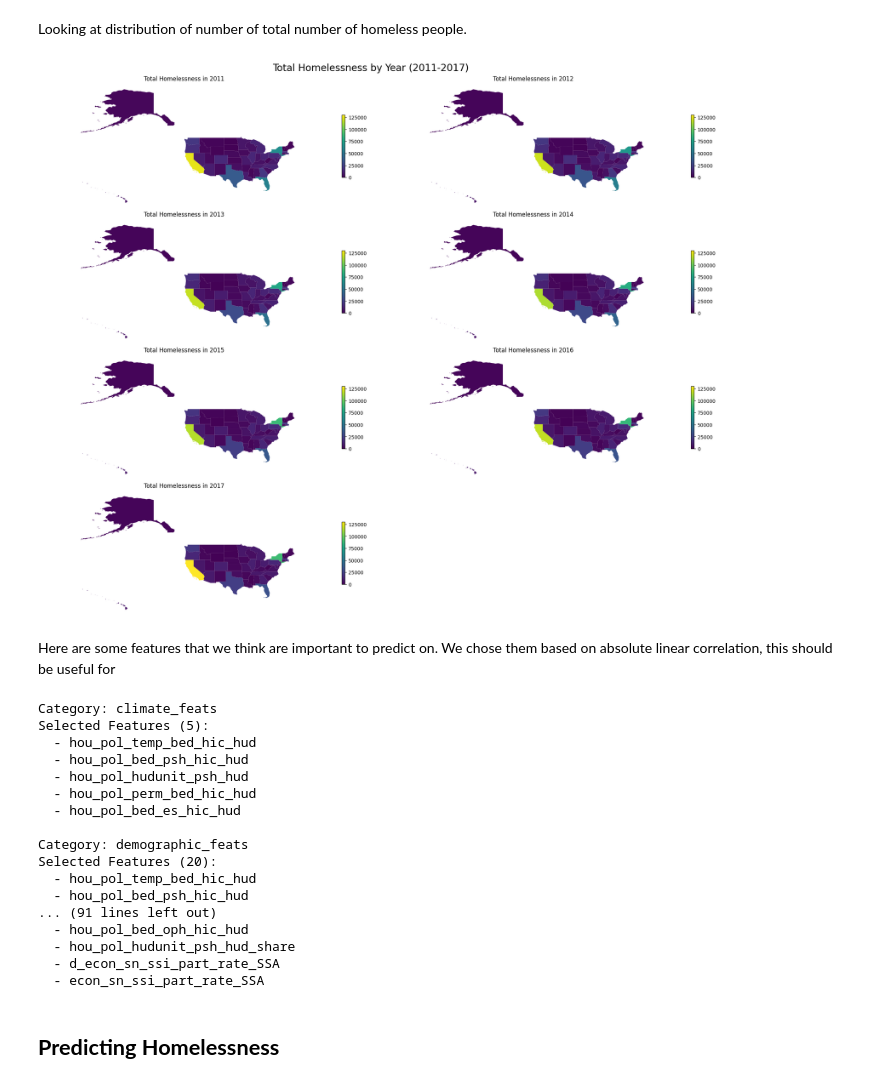
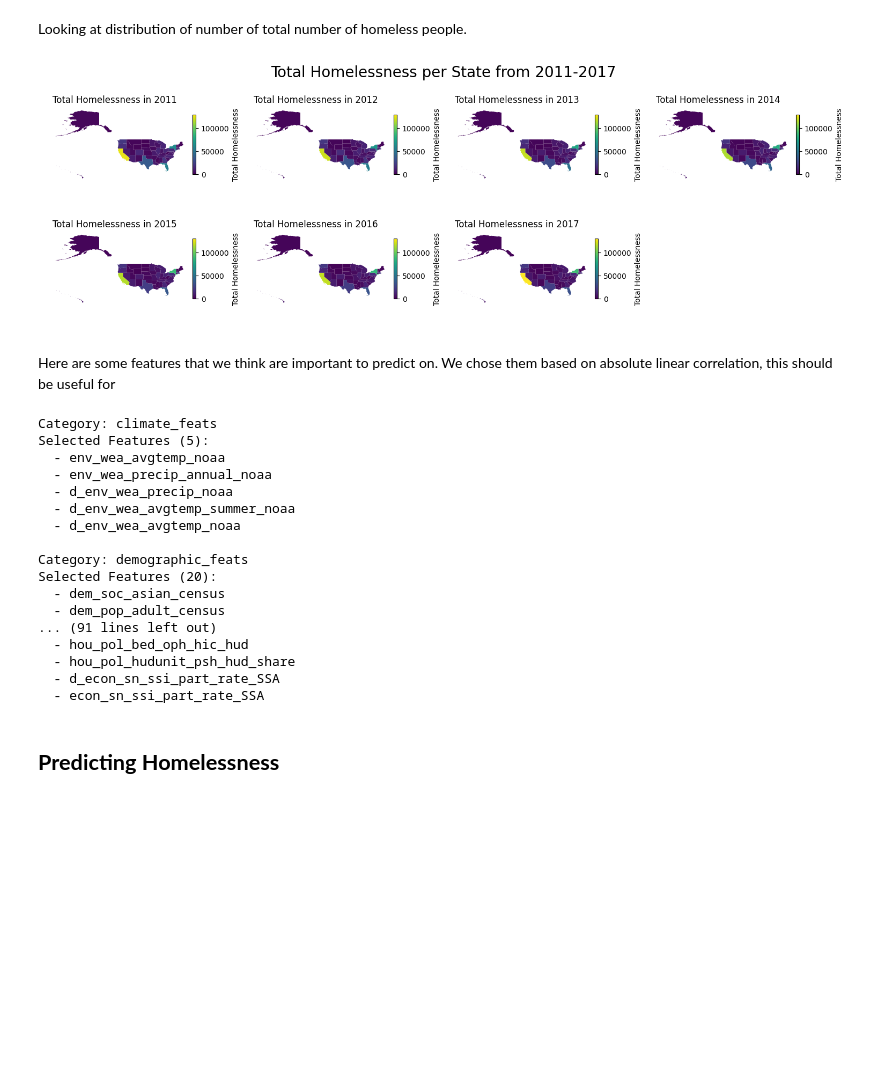
Before and after one commit to manpazito/PredictingHomelessness, a Jupyter notebook: Homelessness.ipynb, the cells around one changed output. Drawn from its saved outputs; the diff is of its cells as text; code cells hidden in the pictures; blank space fills up the shorter version.

```diff
--- a/Homelessness.ipynb
+++ b/Homelessness.ipynb
@@ -114,46 +115,55 @@ total_homeless_by_year_area = data.pivot_table(
     values='pit_tot_hless_pit_hud',
     aggfunc='sum')
 
 total_homeless_by_year_area = total_homeless_by_year_area.sort_index()
 states_map = gpd.read_file('data/tl_2024_us_state.shp')
 
 total_homeless_by_year_area_df = total_homeless_by_year_area.reset_index()
 merged = states_map.merge(total_homeless_by_year_area_df, left_on="STUSPS", right_on="state_abr", how="left")
 
 years_to_plot = list(range(2011, 2018))  # Years 2011 to 2017
-fig, axes = plt.subplots(4, 2, figsize=(20, 16), constrained_layout=True)
+fig, axes = plt.subplots(2, 4, figsize=(15, 5), constrained_layout=True)
 axes = axes.flatten()
 
 for i, year in enumerate(years_to_plot):
     ax = axes[i]
     merged.plot(
         column=year,
         ax=ax,
         cmap="viridis",
         legend=True,
-        legend_kwds={'shrink': 0.5},
+        legend_kwds={
+            'shrink': 0.5,  # Smaller colorbar
+            'label': 'Total Homelessness',  # Optional label
+            'orientation': 'vertical'  # Ensure vertical orientation
+        },
         vmin=0,
         vmax=130000
     )
-    ax.set_xlim(-200, -50)
+    ax.set_xlim(-190, -65)
     ax.axis("off")
     ax.set_title(f"Total Homelessness in {year}", fontsize=12)
 
 for j in range(len(years_to_plot), len(axes)):
     axes[j].axis("off")
 
-plt.suptitle("Total Homelessness by Year (2011-2017)", fontsize=20)
+plt.suptitle("Total Homelessness per State from 2011-2017", fontsize=20)
 plt.show()
 # %% [output]
-[figure, old version]
+[figure, new version]
 # %% [markdown]
 Here are some features that we think are important to predict on. We chose them based on absolute linear correlation, this should be useful for
 # %%
 absolute_correlations = pd.Series(
     data[sum(feature_categories.values(), [])].corrwith(total_homeless).abs())
 
+# Calculate correlations only for features in the current category
 selected_features = {
-    category: absolute_correlations[features].nlargest(top_n).index.tolist()
+    category: (
+        absolute_correlations[feature_categories[category]]
+        .nlargest(top_n)
+        .index.tolist()
+    )
     for category, top_n in [
         ('climate_feats', 5),
         ('demographic_feats', 20),
@@ -164,28 +174,37 @@ selected_features = {
     ]
 }
 
+# Check for duplicates across categories
+selected_features_unique = {}
+seen_features = set()
+
 for category, features in selected_features.items():
+    unique_features = [f for f in features if f not in seen_features]
+    selected_features_unique[category] = unique_features
+    seen_features.update(unique_features)
+
+# Include state and year for forecasting
+selected_features = sum(selected_features_unique.values(), []) + ['state_abr', 'year']
+
+# Print the final selected features by category
+for category, features in selected_features_unique.items():
     print(f"\nCategory: {category}")
     print(f"Selected Features ({len(features)}):")
     for feature in features:
         print(f"  - {feature}")
-
-# we should also add state identifier and year for forecasting
-# and cateogorical handling since some states have more homelessness rates than others
-selected_features = sum(list(selected_features.values()), []) + ['state_abr', 'year']
 # %% [output]
 Category: climate_feats
 Selected Features (5):
-  - hou_pol_temp_bed_hic_hud
-  - hou_pol_bed_psh_hic_hud
-  - hou_pol_hudunit_psh_hud
-  - hou_pol_perm_bed_hic_hud
-  - hou_pol_bed_es_hic_hud
+  - env_wea_avgtemp_noaa
+  - env_wea_precip_annual_noaa
+  - d_env_wea_precip_noaa
+  - d_env_wea_avgtemp_summer_noaa
+  - d_env_wea_avgtemp_noaa
 
 Category: demographic_feats
 Selected Features (20):
-  - hou_pol_temp_bed_hic_hud
-  - hou_pol_bed_psh_hic_hud
+  - dem_soc_asian_census
+  - dem_pop_adult_census
 ... (91 lines left out)
   - hou_pol_bed_oph_hic_hud
   - hou_pol_hudunit_psh_hud_share
```
Also changed, not shown: parts of 15 cells of this notebook.
